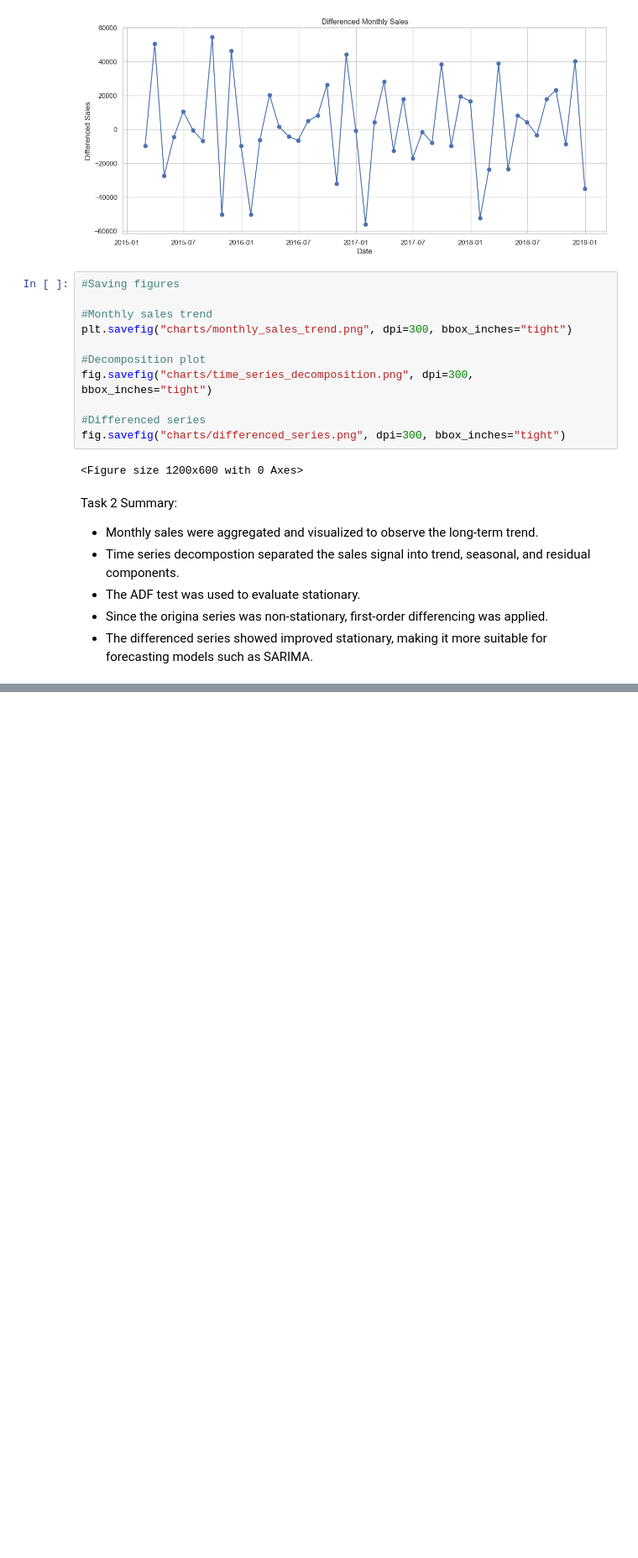
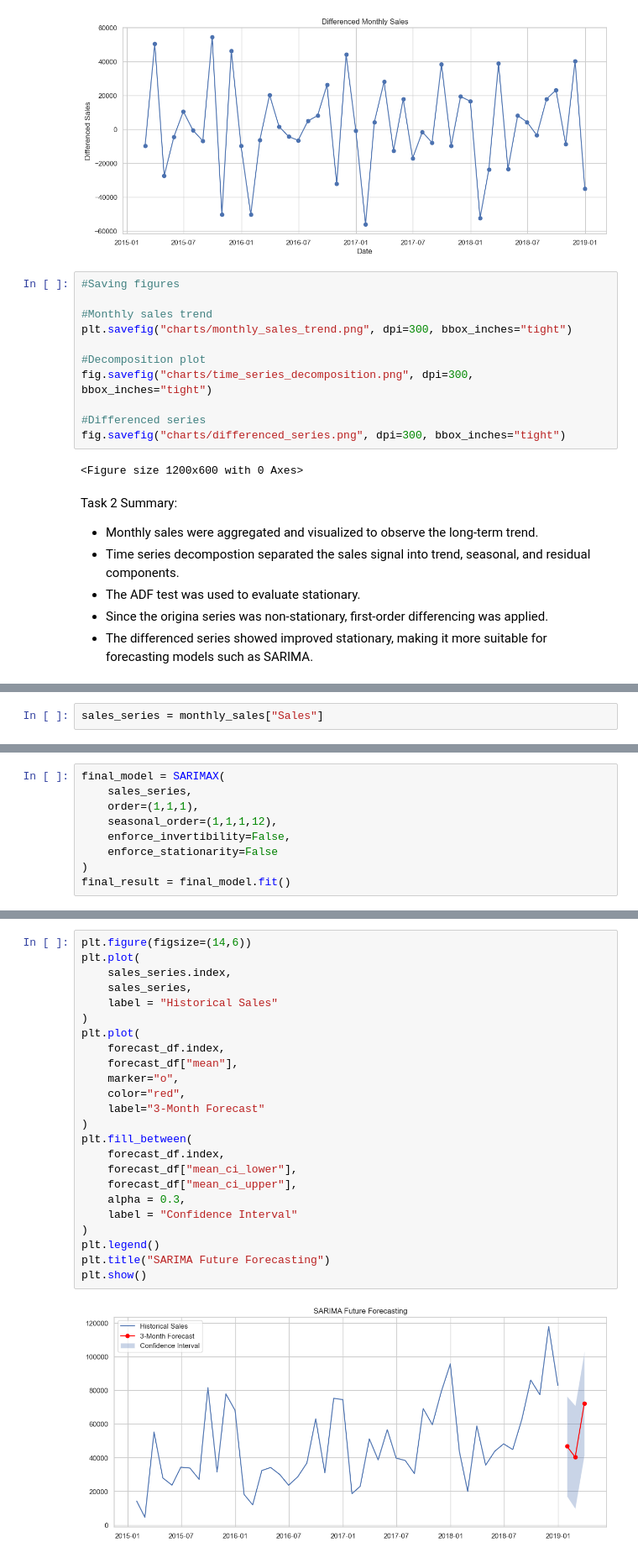
Before and after one commit to Aanya2806/sales-demand-intelligence-system, a Jupyter notebook: analysis.ipynb, the cells around one changed output, grey strips where cells are left out. Shown at 84% size. Drawn from its saved outputs; the diff is of its cells as text; blank space fills up the shorter version.

```diff
--- a/analysis.ipynb
+++ b/analysis.ipynb
@@ -554,0 +567,2 @@ Task 2 Summary:
+# %%
+sales_series = monthly_sales["Sales"]
@@ -554,0 +674,9 @@ Task 2 Summary:
+# %%
+final_model = SARIMAX(
+    sales_series,
+    order=(1,1,1),
+    seasonal_order=(1,1,1,12),
+    enforce_invertibility=False,
+    enforce_stationarity=False
+)
+final_result = final_model.fit()
@@ -554,0 +692,26 @@ Task 2 Summary:
+# %%
+plt.figure(figsize=(14,6))
+plt.plot(
+    sales_series.index,
+    sales_series,
+    label = "Historical Sales"
+)
+plt.plot(
+    forecast_df.index,
+    forecast_df["mean"],
+    marker="o",
+    color="red",
+    label="3-Month Forecast"
+)
+plt.fill_between(
+    forecast_df.index,
+    forecast_df["mean_ci_lower"],
+    forecast_df["mean_ci_upper"],
+    alpha = 0.3,
+    label = "Confidence Interval"
+)
+plt.legend()
+plt.title("SARIMA Future Forecasting")
+plt.show()
+# %% [output]
+[figure, added]
```
Also changed, not shown: parts of 13 cells of this notebook, 1 other file.
